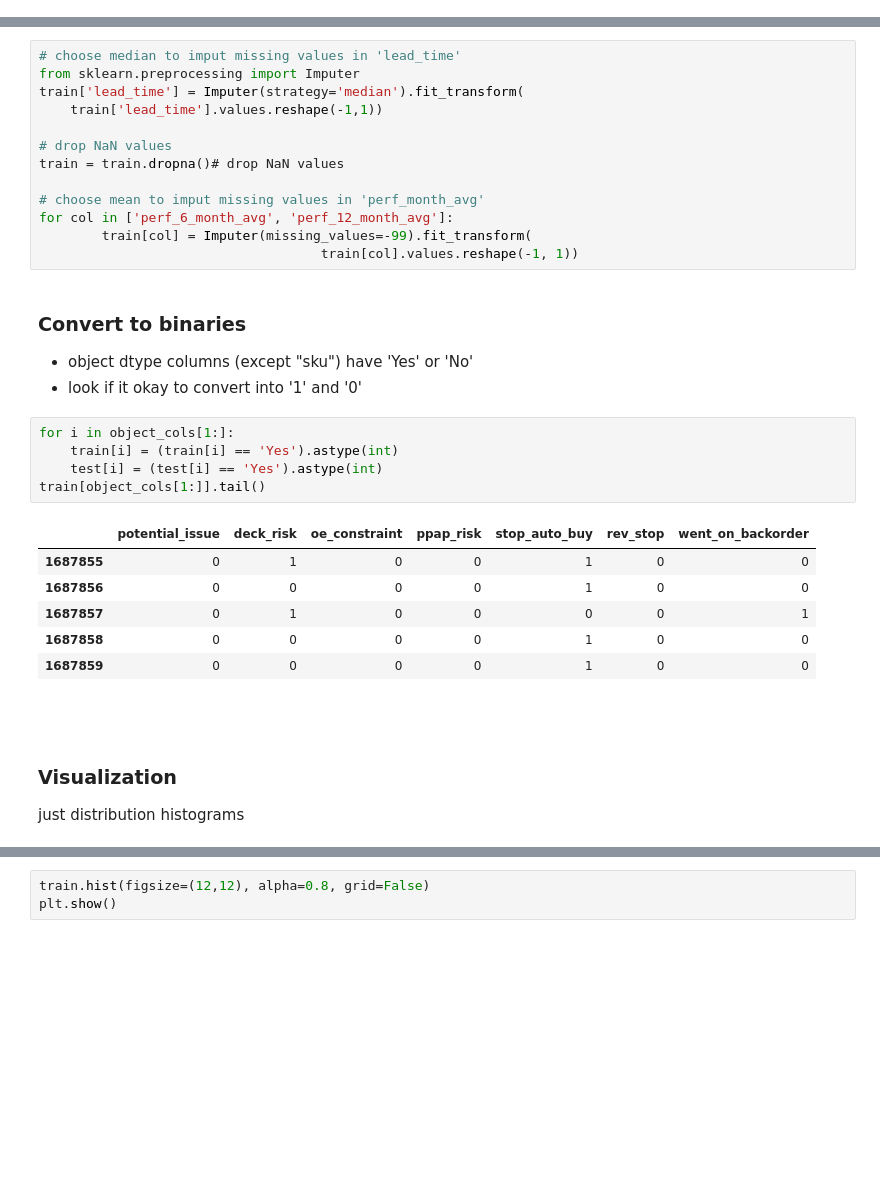
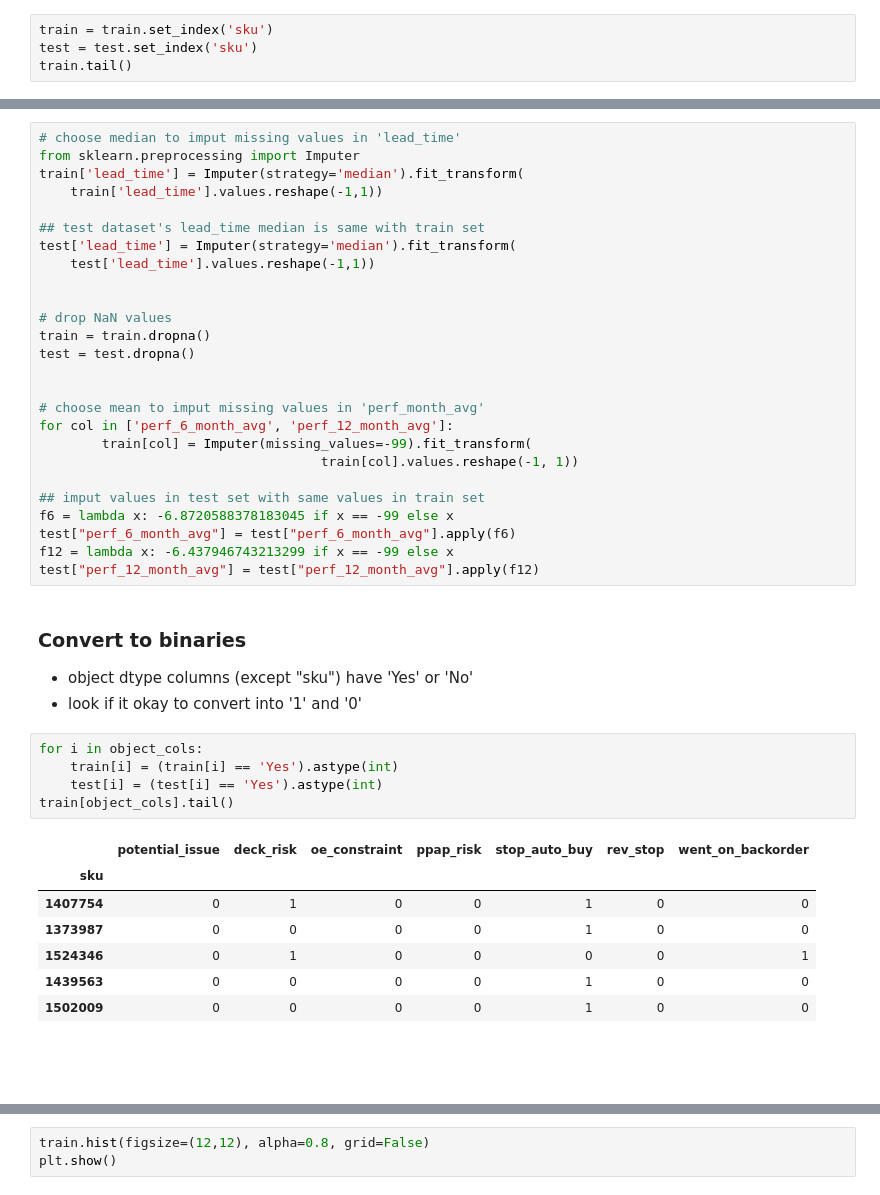
Before and after one commit to BenedictusAryo/classification_backorderPrediction_project, a Jupyter notebook: eda_BackorderPrediction_ver02.ipynb, the cells around one changed output, grey strips where cells are left out. Saved outputs shown, nothing was run; the diff lists cells and outputs as text; blank space fills up the shorter version.

```diff
--- a/eda_BackorderPrediction_ver02.ipynb
+++ b/eda_BackorderPrediction_ver02.ipynb
@@ -200,0 +222,4 @@ dtype: int64
+# %%
+train = train.set_index('sku')
+test = test.set_index('sku')
+train.tail()
@@ -345,31 +396,43 @@ from sklearn.preprocessing import Imputer
 train['lead_time'] = Imputer(strategy='median').fit_transform(
     train['lead_time'].values.reshape(-1,1))
 
+## test dataset's lead_time median is same with train set
+test['lead_time'] = Imputer(strategy='median').fit_transform(
+    test['lead_time'].values.reshape(-1,1))
+
+
 # drop NaN values
-train = train.dropna()# drop NaN values
+train = train.dropna()
+test = test.dropna()
+
 
 # choose mean to imput missing values in 'perf_month_avg'
 for col in ['perf_6_month_avg', 'perf_12_month_avg']:
         train[col] = Imputer(missing_values=-99).fit_transform(
                                     train[col].values.reshape(-1, 1))
+
+## imput values in test set with same values in train set
+f6 = lambda x: -6.8720588378183045 if x == -99 else x
+test["perf_6_month_avg"] = test["perf_6_month_avg"].apply(f6)
+f12 = lambda x: -6.437946743213299 if x == -99 else x
+test["perf_12_month_avg"] = test["perf_12_month_avg"].apply(f12)
 # %% [markdown]
 ### Convert to binaries
 - object dtype columns (except "sku") have 'Yes' or 'No'
 - look if it okay to convert into '1' and '0'
 # %%
-for i in object_cols[1:]:
+for i in object_cols:
     train[i] = (train[i] == 'Yes').astype(int)
     test[i] = (test[i] == 'Yes').astype(int)
-train[object_cols[1:]].tail()
+train[object_cols].tail()
 # %% [output]
 |  | potential_issue | deck_risk | oe_constraint | ppap_risk | stop_auto_buy | rev_stop | went_on_backorder |
-| 1687855 | 0 | 1 | 0 | 0 | 1 | 0 | 0 |
-| 1687856 | 0 | 0 | 0 | 0 | 1 | 0 | 0 |
-| 1687857 | 0 | 1 | 0 | 0 | 0 | 0 | 1 |
-| 1687858 | 0 | 0 | 0 | 0 | 1 | 0 | 0 |
-| 1687859 | 0 | 0 | 0 | 0 | 1 | 0 | 0 |
+| sku |  |  |  |  |  |  |  |
+| 1407754 | 0 | 1 | 0 | 0 | 1 | 0 | 0 |
+| 1373987 | 0 | 0 | 0 | 0 | 1 | 0 | 0 |
+| 1524346 | 0 | 1 | 0 | 0 | 0 | 0 | 1 |
+| 1439563 | 0 | 0 | 0 | 0 | 1 | 0 | 0 |
+| 1502009 | 0 | 0 | 0 | 0 | 1 | 0 | 0 |
 # %% [markdown]
 <br>
+<br>
-# %% [markdown]
-### Visualization
-just distribution histograms
```
Also changed, not shown: parts of 46 cells of this notebook.
